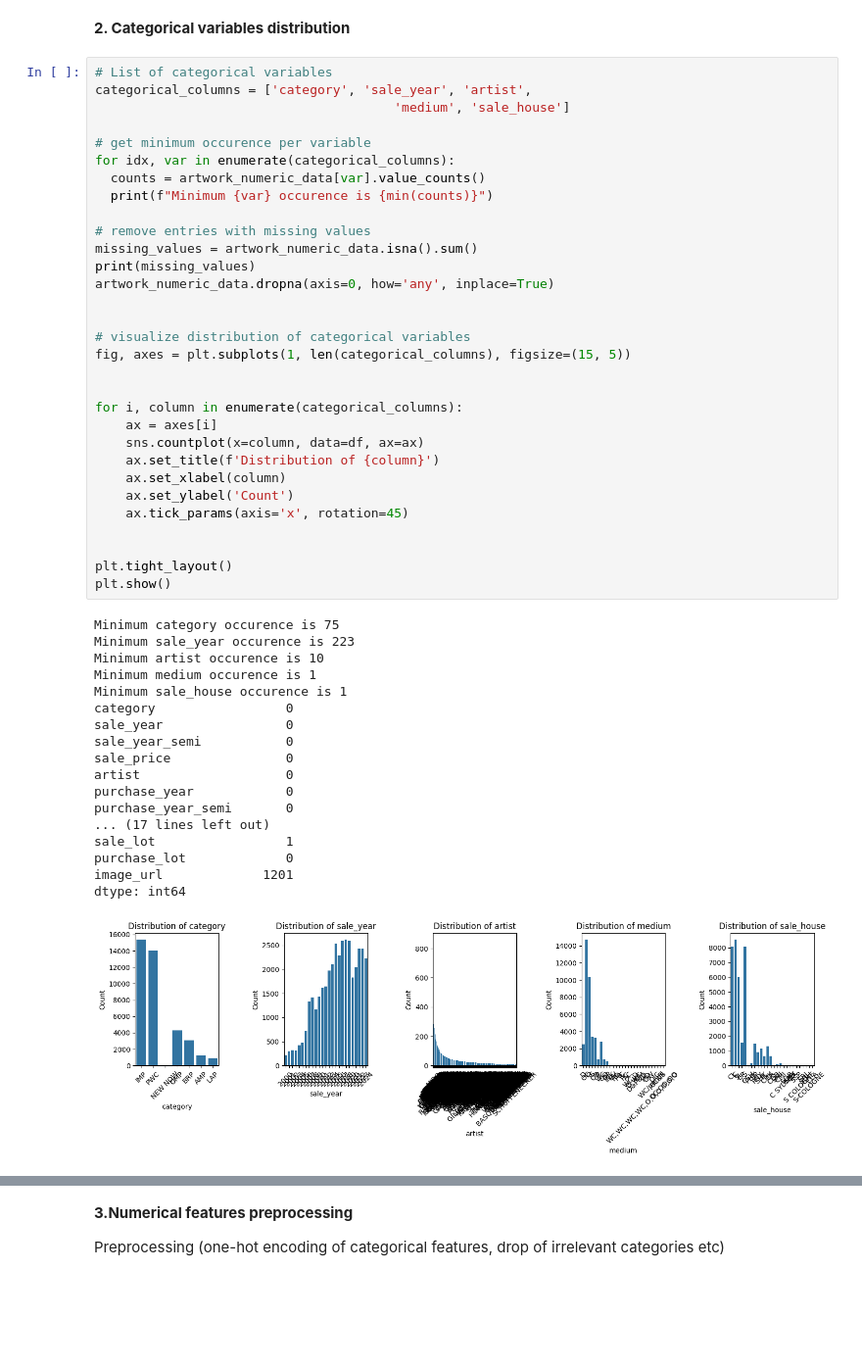
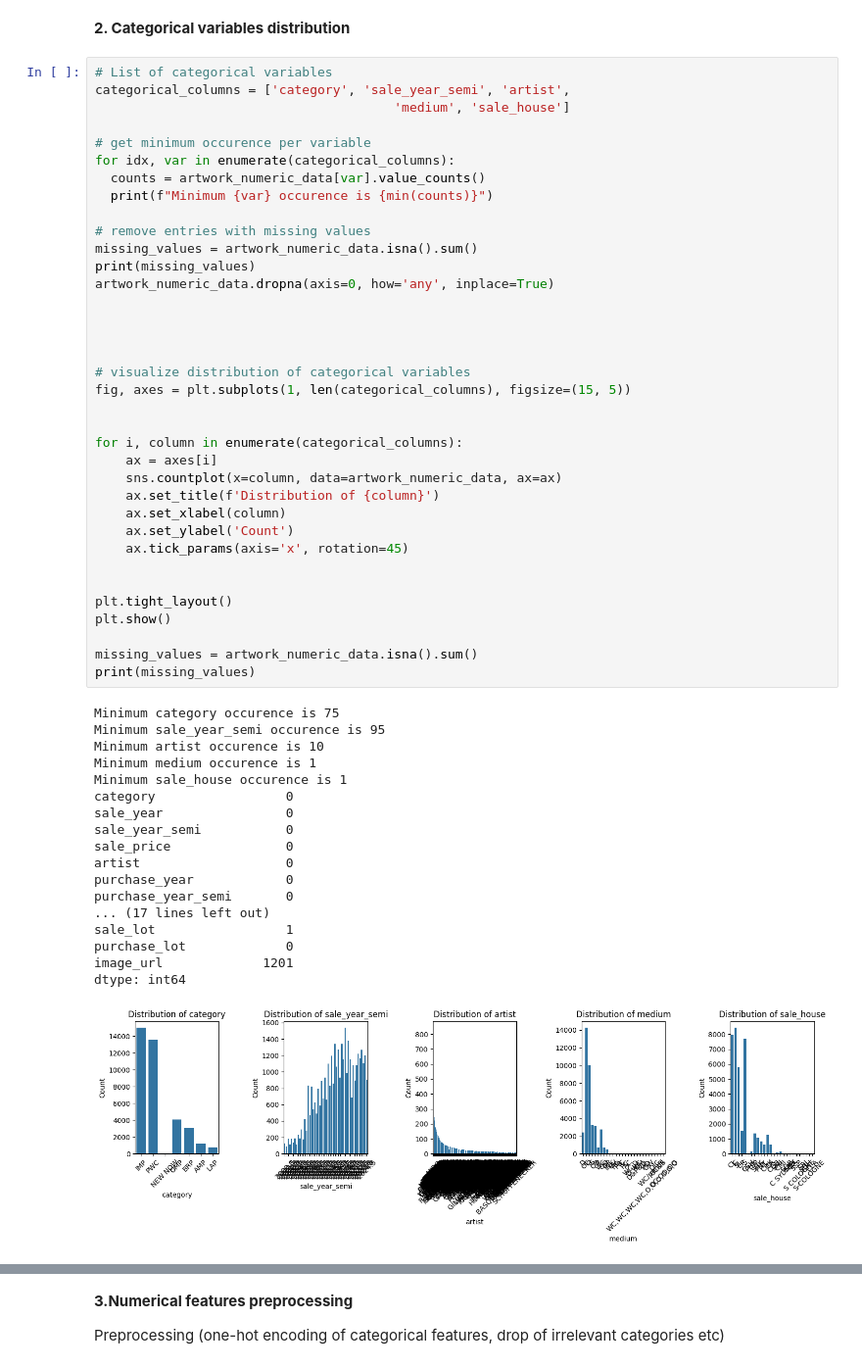
Before and after one commit to janwaelty/Master-Thesis, a Jupyter notebook: data_preprocessing.ipynb, the cells around one changed output, grey strips where cells are left out. Shown at 98% size. Saved outputs shown, nothing was run; the diff lists cells and outputs as text; blank space fills up the shorter version.

```diff
--- a/data_preprocessing.ipynb
+++ b/data_preprocessing.ipynb
@@ -23,7 +25,7 @@ Drive already mounted at /content/drive; to attempt to forcibly remount, call dr
 **2. Categorical variables distribution**
 # %%
 # List of categorical variables
-categorical_columns = ['category', 'sale_year', 'artist',
+categorical_columns = ['category', 'sale_year_semi', 'artist',
                                        'medium', 'sale_house']
 
 # get minimum occurence per variable
@@ -37,37 +39,42 @@ print(missing_values)
 artwork_numeric_data.dropna(axis=0, how='any', inplace=True)
 
 
+
+
 # visualize distribution of categorical variables
 fig, axes = plt.subplots(1, len(categorical_columns), figsize=(15, 5))
 
 
 for i, column in enumerate(categorical_columns):
     ax = axes[i]
-    sns.countplot(x=column, data=df, ax=ax)
+    sns.countplot(x=column, data=artwork_numeric_data, ax=ax)
     ax.set_title(f'Distribution of {column}')
     ax.set_xlabel(column)
     ax.set_ylabel('Count')
     ax.tick_params(axis='x', rotation=45)
 
 
 plt.tight_layout()
 plt.show()
+
+missing_values = artwork_numeric_data.isna().sum()
+print(missing_values)
 # %% [output]
 Minimum category occurence is 75
-Minimum sale_year occurence is 223
+Minimum sale_year_semi occurence is 95
 Minimum artist occurence is 10
 Minimum medium occurence is 1
 Minimum sale_house occurence is 1
 category                 0
 sale_year                0
 sale_year_semi           0
 sale_price               0
 artist                   0
 purchase_year            0
 purchase_year_semi       0
 ... (17 lines left out)
 sale_lot                 1
 purchase_lot             0
 image_url             1201
 dtype: int64
-[figure, old version]
+[figure, new version]
```
Also changed, not shown: parts of 4 cells of this notebook.
